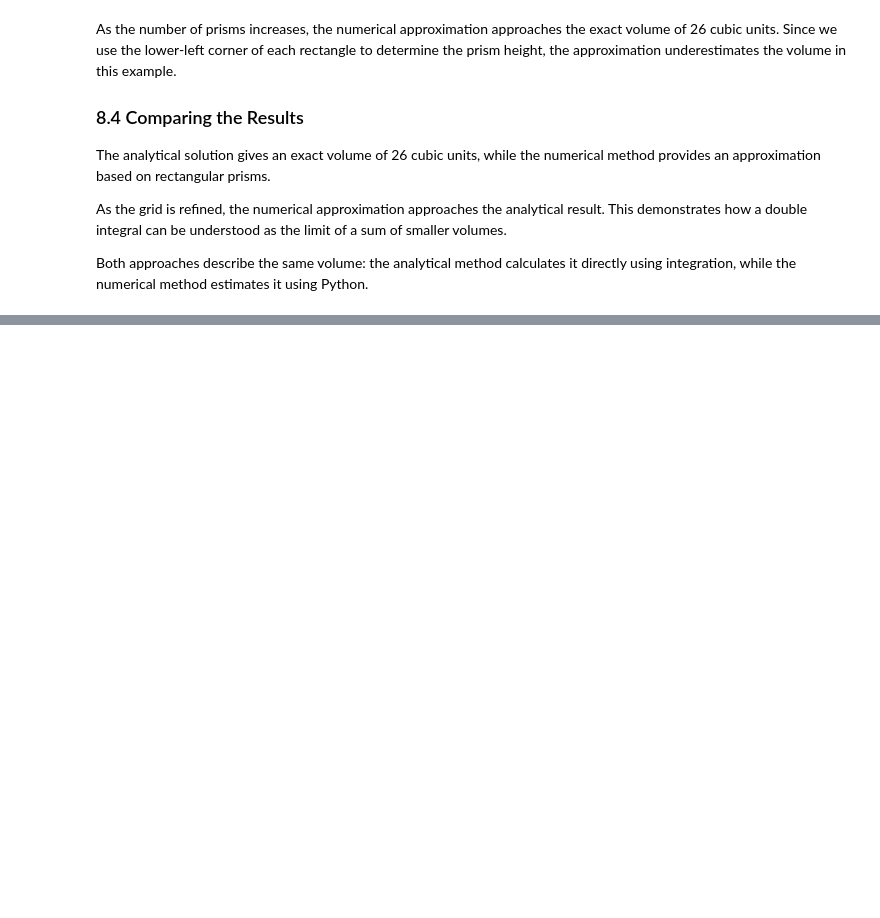
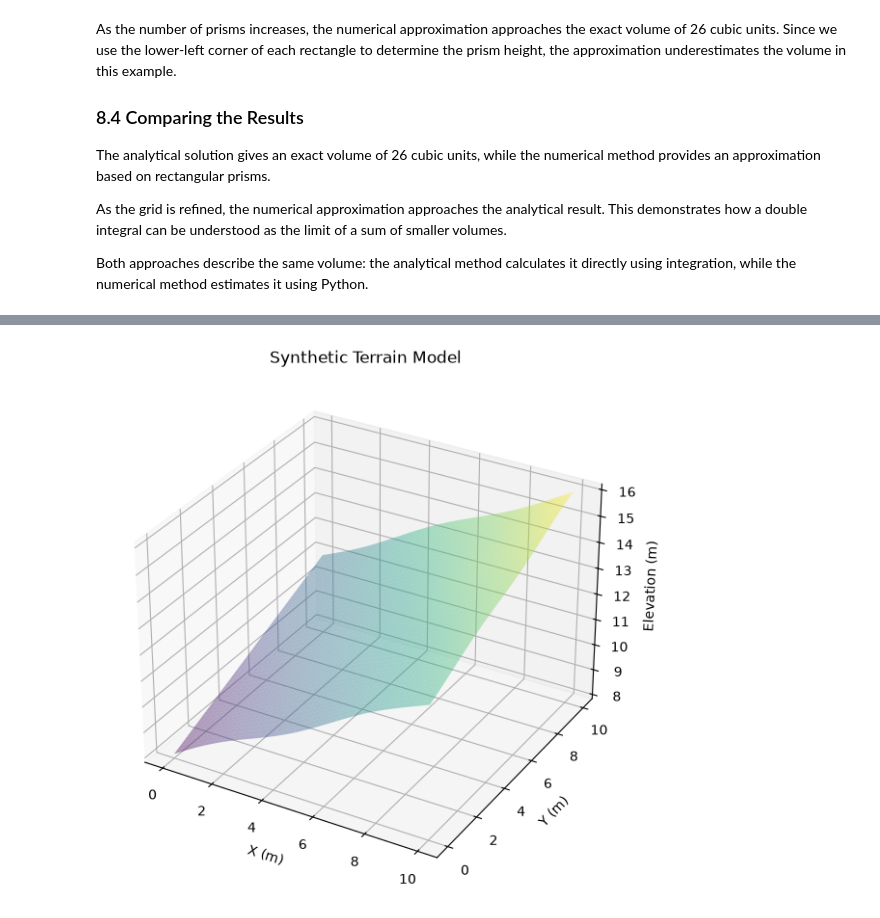
Before and after one commit to Edgybug/integrals-course-project, a Jupyter notebook: course_project.ipynb, the cells around one changed output, grey strips where cells are left out. Cells and saved outputs as stored; diff of their text form; code cells hidden in the pictures; blank space fills up the shorter version.

```diff
--- a/course_project.ipynb
+++ b/course_project.ipynb
@@ -1115,0 +1091,26 @@ ChatGPT (OpenAI) was used to assist with brainstorming and structuring the proje
+# %%
+def terrain_height(x, y):
+    """Calculate terrain elevation at coordinates (x, y)."""
+    return 8 + 0.5 * x + 0.3 * y + 0.1 * np.sin(x) * np.cos(y)
+
+fig = plt.figure(figsize=(10, 7))
+ax = fig.add_subplot(111, projection="3d")
+
+draw_3d_surface(
+    ax,
+    terrain_height,
+    x_min=0,
+    x_max=10,
+    y_min=0,
+    y_max=10,
+    markers=False
+)
+
+ax.set_xlabel("X (m)")
+ax.set_ylabel("Y (m)")
+ax.set_zlabel("Elevation (m)")
+ax.set_title("Synthetic Terrain Model")
+
+plt.show()
+# %% [output]
+[figure, added]
```
Also changed, not shown: parts of 22 cells of this notebook, 1 other file.
